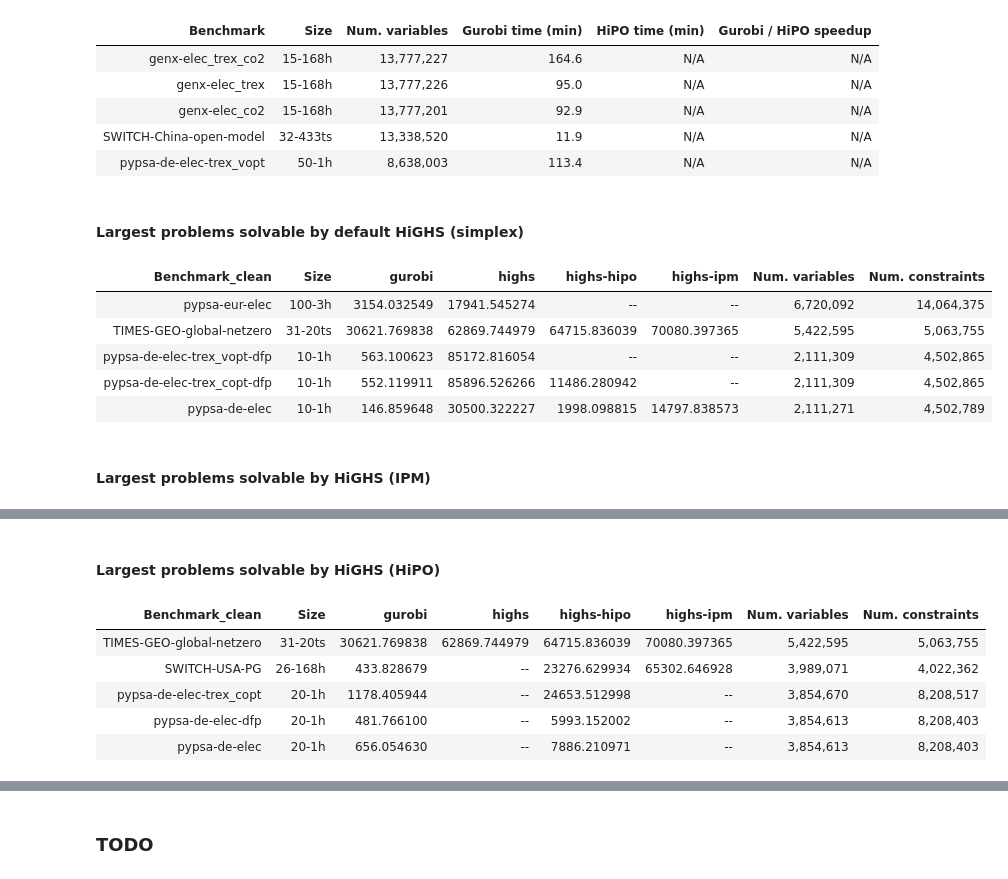
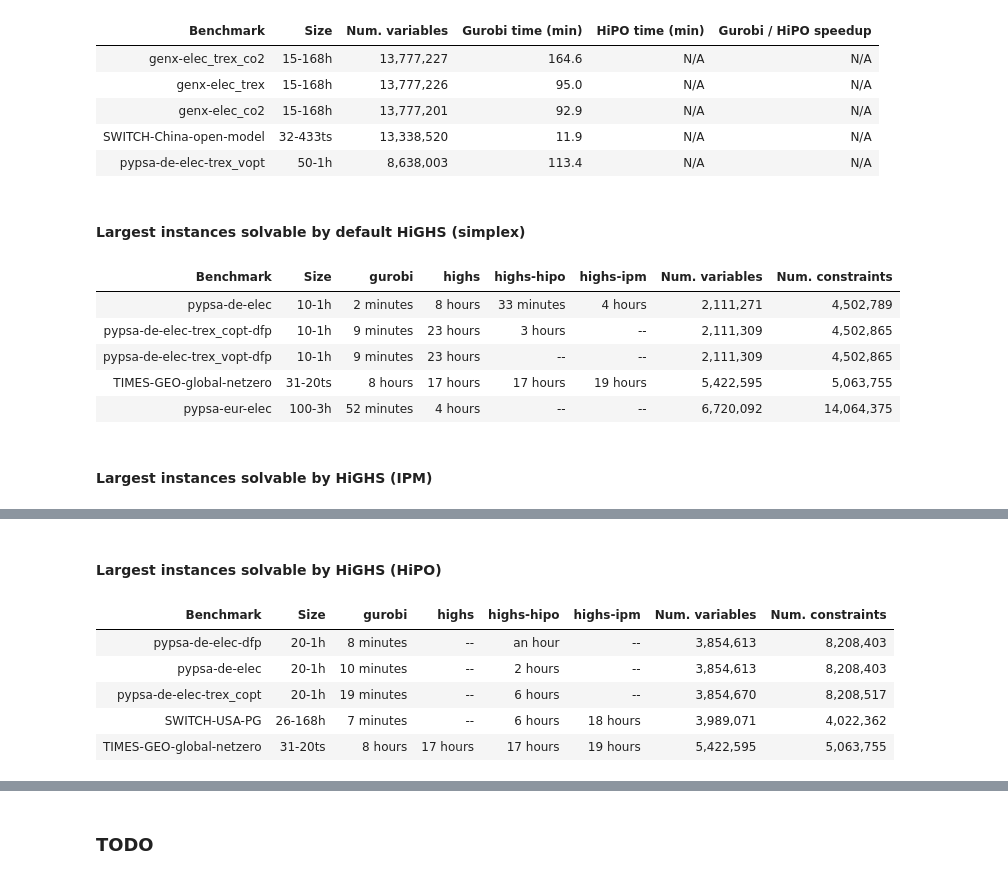
Before and after one commit to open-energy-transition/solver-benchmark, a Jupyter notebook: notebooks/higs-hipo-runs.ipynb, the cells around one changed output, grey strips where cells are left out. Cells and saved outputs as stored; diff of their text form; code cells hidden in the pictures.

```diff
--- a/notebooks/higs-hipo-runs.ipynb
+++ b/notebooks/higs-hipo-runs.ipynb
@@ -1701,37 +1635,36 @@ Largest 5 benchmarks solved by Gurobi
 | pypsa-de-elec-trex_vopt | 50-1h | 8,638,003 | 113.4 | N/A | N/A |
 # %%
 def _display_runtime_comparison(df):
+    df = df.rename(columns={"Benchmark_clean": "Benchmark"}).copy()
+    for col in ["gurobi", "highs", "highs-hipo", "highs-ipm"]:
+        df[col] = df[col].apply(lambda x: naturaldelta(x) if pd.notna(x) else x)
     display(
         df.style.hide(axis="index").format(
             {"Num. variables": "{:,.0f}", "Num. constraints": "{:,.0f}"}, na_rep="--"
         )
     )
 
 
-display(Markdown("#### Largest problems solvable by default HiGHS (simplex)"))
+display(Markdown("#### Largest instances solvable by default HiGHS (simplex)"))
 _display_runtime_comparison(
-    final_with_size.query("`highs`.notnull()")
-    .sort_values("Num. variables", ascending=False)
-    .head(5)
+    final_with_size.query("`highs`.notnull()").sort_values("Num. variables").tail(5)
 )
-display(Markdown("#### Largest problems solvable by HiGHS (IPM)"))
+display(Markdown("#### Largest instances solvable by HiGHS (IPM)"))
 _display_runtime_comparison(
-    final_with_size.query("`highs-ipm`.notnull()")
-    .sort_values("Num. variables", ascending=False)
-    .head(5)
+    final_with_size.query("`highs-ipm`.notnull()").sort_values("Num. variables").tail(5)
 )
-display(Markdown("#### Largest problems solvable by HiGHS (HiPO)"))
+display(Markdown("#### Largest instances solvable by HiGHS (HiPO)"))
 _display_runtime_comparison(
     final_with_size.query("`highs-hipo`.notnull()")
-    .sort_values("Num. variables", ascending=False)
-    .head(5)
+    .sort_values("Num. variables")
+    .tail(5)
 )
 # %% [output]
-#### Largest problems solvable by default HiGHS (simplex)
+#### Largest instances solvable by default HiGHS (simplex)
-| Benchmark_clean | Size | gurobi | highs | highs-hipo | highs-ipm | Num. variables | Num. constraints |
-| pypsa-eur-elec | 100-3h | 3154.032549 | 17941.545274 | -- | -- | 6,720,092 | 14,064,375 |
-| TIMES-GEO-global-netzero | 31-20ts | 30621.769838 | 62869.744979 | 64715.836039 | 70080.397365 | 5,422,595 | 5,063,755 |
-| pypsa-de-elec-trex_vopt-dfp | 10-1h | 563.100623 | 85172.816054 | -- | -- | 2,111,309 | 4,502,865 |
-| pypsa-de-elec-trex_copt-dfp | 10-1h | 552.119911 | 85896.526266 | 11486.280942 | -- | 2,111,309 | 4,502,865 |
-| pypsa-de-elec | 10-1h | 146.859648 | 30500.322227 | 1998.098815 | 14797.838573 | 2,111,271 | 4,502,789 |
+| Benchmark | Size | gurobi | highs | highs-hipo | highs-ipm | Num. variables | Num. constraints |
+| pypsa-de-elec | 10-1h | 2 minutes | 8 hours | 33 minutes | 4 hours | 2,111,271 | 4,502,789 |
+| pypsa-de-elec-trex_copt-dfp | 10-1h | 9 minutes | 23 hours | 3 hours | -- | 2,111,309 | 4,502,865 |
+| pypsa-de-elec-trex_vopt-dfp | 10-1h | 9 minutes | 23 hours | -- | -- | 2,111,309 | 4,502,865 |
+| TIMES-GEO-global-netzero | 31-20ts | 8 hours | 17 hours | 17 hours | 19 hours | 5,422,595 | 5,063,755 |
+| pypsa-eur-elec | 100-3h | 52 minutes | 4 hours | -- | -- | 6,720,092 | 14,064,375 |
-#### Largest problems solvable by HiGHS (IPM)
+#### Largest instances solvable by HiGHS (IPM)
@@ -1744,7 +1677,7 @@ _display_runtime_comparison(
-#### Largest problems solvable by HiGHS (HiPO)
+#### Largest instances solvable by HiGHS (HiPO)
-| Benchmark_clean | Size | gurobi | highs | highs-hipo | highs-ipm | Num. variables | Num. constraints |
-| TIMES-GEO-global-netzero | 31-20ts | 30621.769838 | 62869.744979 | 64715.836039 | 70080.397365 | 5,422,595 | 5,063,755 |
-| SWITCH-USA-PG | 26-168h | 433.828679 | -- | 23276.629934 | 65302.646928 | 3,989,071 | 4,022,362 |
-| pypsa-de-elec-trex_copt | 20-1h | 1178.405944 | -- | 24653.512998 | -- | 3,854,670 | 8,208,517 |
-| pypsa-de-elec-dfp | 20-1h | 481.766100 | -- | 5993.152002 | -- | 3,854,613 | 8,208,403 |
-| pypsa-de-elec | 20-1h | 656.054630 | -- | 7886.210971 | -- | 3,854,613 | 8,208,403 |
+| Benchmark | Size | gurobi | highs | highs-hipo | highs-ipm | Num. variables | Num. constraints |
+| pypsa-de-elec-dfp | 20-1h | 8 minutes | -- | an hour | -- | 3,854,613 | 8,208,403 |
+| pypsa-de-elec | 20-1h | 10 minutes | -- | 2 hours | -- | 3,854,613 | 8,208,403 |
+| pypsa-de-elec-trex_copt | 20-1h | 19 minutes | -- | 6 hours | -- | 3,854,670 | 8,208,517 |
+| SWITCH-USA-PG | 26-168h | 7 minutes | -- | 6 hours | 18 hours | 3,989,071 | 4,022,362 |
+| TIMES-GEO-global-netzero | 31-20ts | 8 hours | 17 hours | 17 hours | 19 hours | 5,422,595 | 5,063,755 |
```
Also changed, not shown: parts of 16 cells of this notebook, 3 other files.
